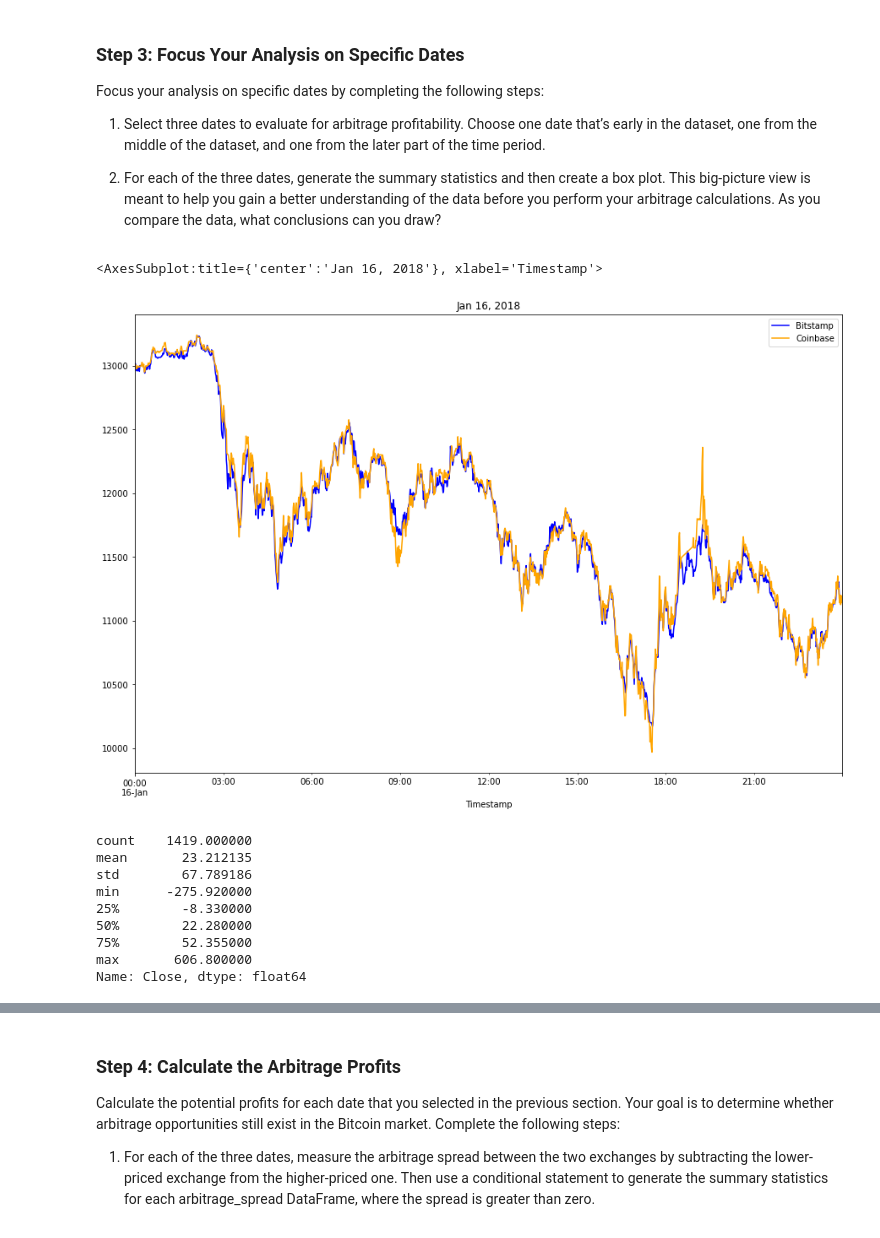
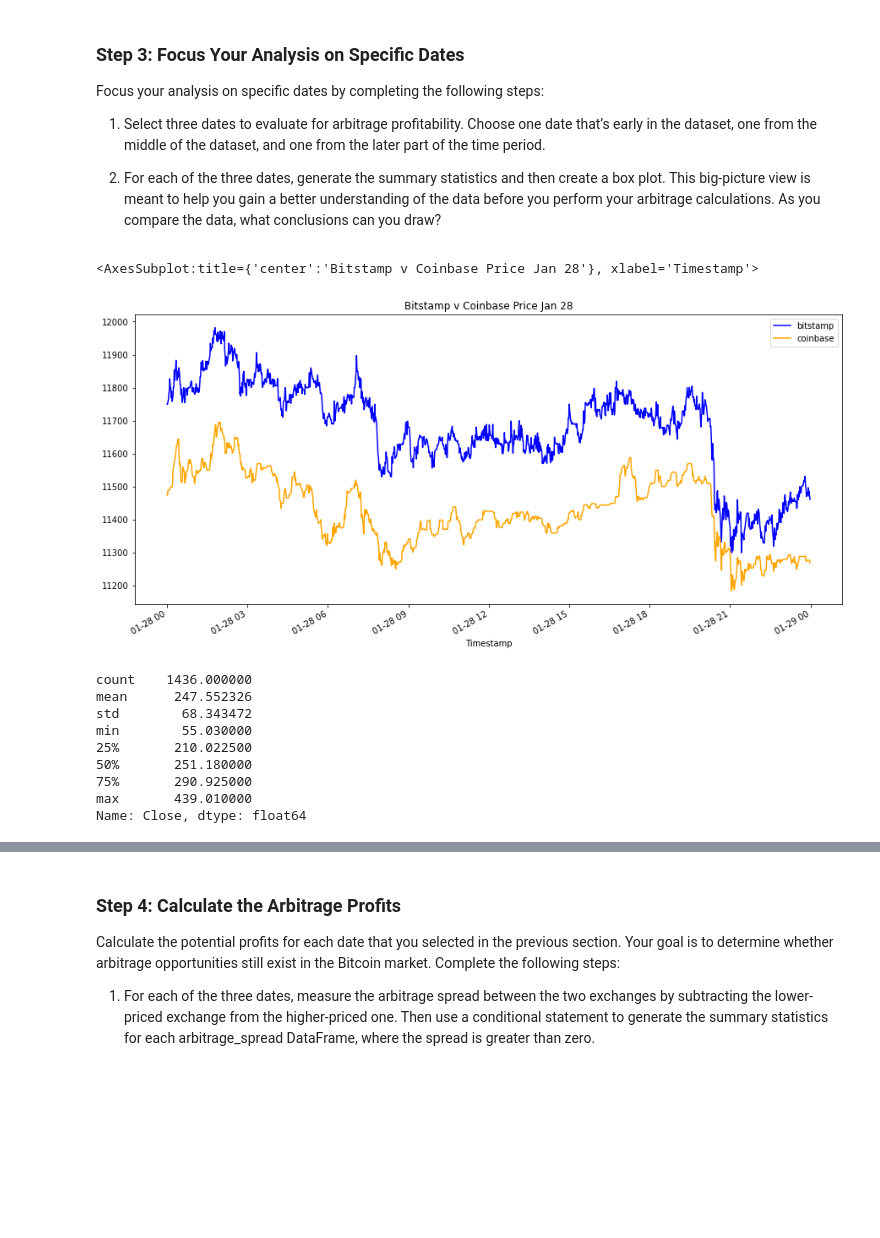
Before and after one commit to megkennedy/Challenge-3, a Jupyter notebook: crypto_arbitrage.ipynb, the cells around one changed output, grey strips where cells are left out. Drawn from its saved outputs; the diff is of its cells as text; code cells hidden in the pictures; blank space fills up the shorter version.

```diff
--- a/crypto_arbitrage.ipynb
+++ b/crypto_arbitrage.ipynb
@@ -288,26 +288,30 @@ Focus your analysis on specific dates by completing the following steps:
 # %%
 # Create an overlay plot that visualizes the two dataframes over a period of one day early in the dataset.
 # Be sure that the plots include the parameters `legend`, `figsize`, `title`, `color` and `label`
-# YOUR CODE HERE
+bitstamp.loc["2018-01-28":"2018-01-28",'Close'].plot(legend=True, figsize=(15,7),
+                                                     title="Bitstamp v Coinbase Price Jan 28",
+                                                     color="blue", label="bitstamp")
+coinbase.loc["2018-01-28":"2018-01-28",'Close'].plot(legend=True, figsize=(15,7), color="orange",
+                                                     label="coinbase")
 # %% [output]
-<AxesSubplot:title={'center':'Jan 16, 2018'}, xlabel='Timestamp'>
+<AxesSubplot:title={'center':'Bitstamp v Coinbase Price Jan 28'}, xlabel='Timestamp'>
-[figure, old version]
+[figure, new version]
 # %%
 # Using the early date that you have selected, calculate the arbitrage spread
 # by subtracting the bitstamp lower closing prices from the coinbase higher closing prices
-arbitrage_spread_early = # YOUR CODE HERE
+arbitrage_spread_early = bitstamp.loc["2018-01-28":"2018-01-28", 'Close']-coinbase.loc["2018-01-28":"2018-01-28", 'Close']
 
 # Generate summary statistics for the early DataFrame
-# YOUR CODE HERE
+arbitrage_spread_early.describe()
 # %% [output]
-count    1419.000000
-mean       23.212135
-std        67.789186
-min      -275.920000
-25%        -8.330000
-50%        22.280000
-75%        52.355000
-max       606.800000
+count    1436.000000
+mean      247.552326
+std        68.343472
+min        55.030000
+25%       210.022500
+50%       251.180000
+75%       290.925000
+max       439.010000
 Name: Close, dtype: float64
 # %%
 # Visualize the arbitrage spread from early in the dataset in a box plot
```
Also changed, not shown: parts of 12 cells of this notebook.
